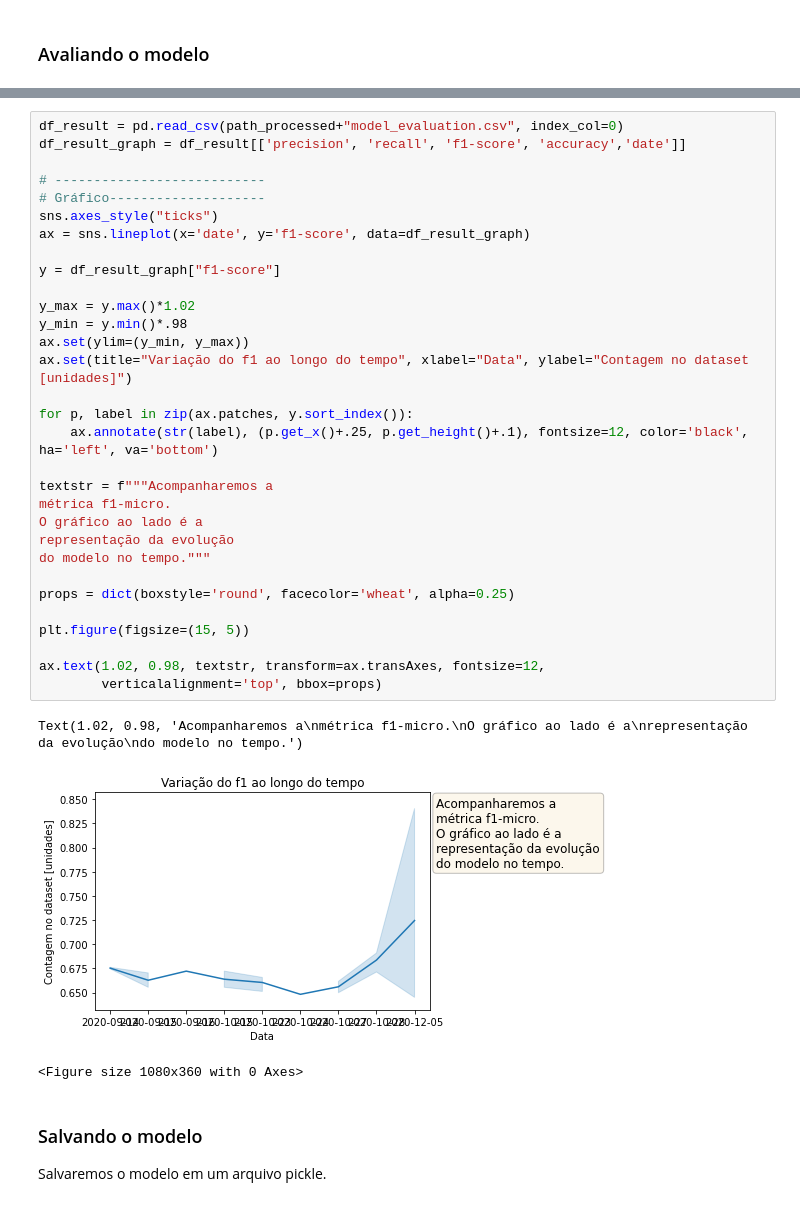
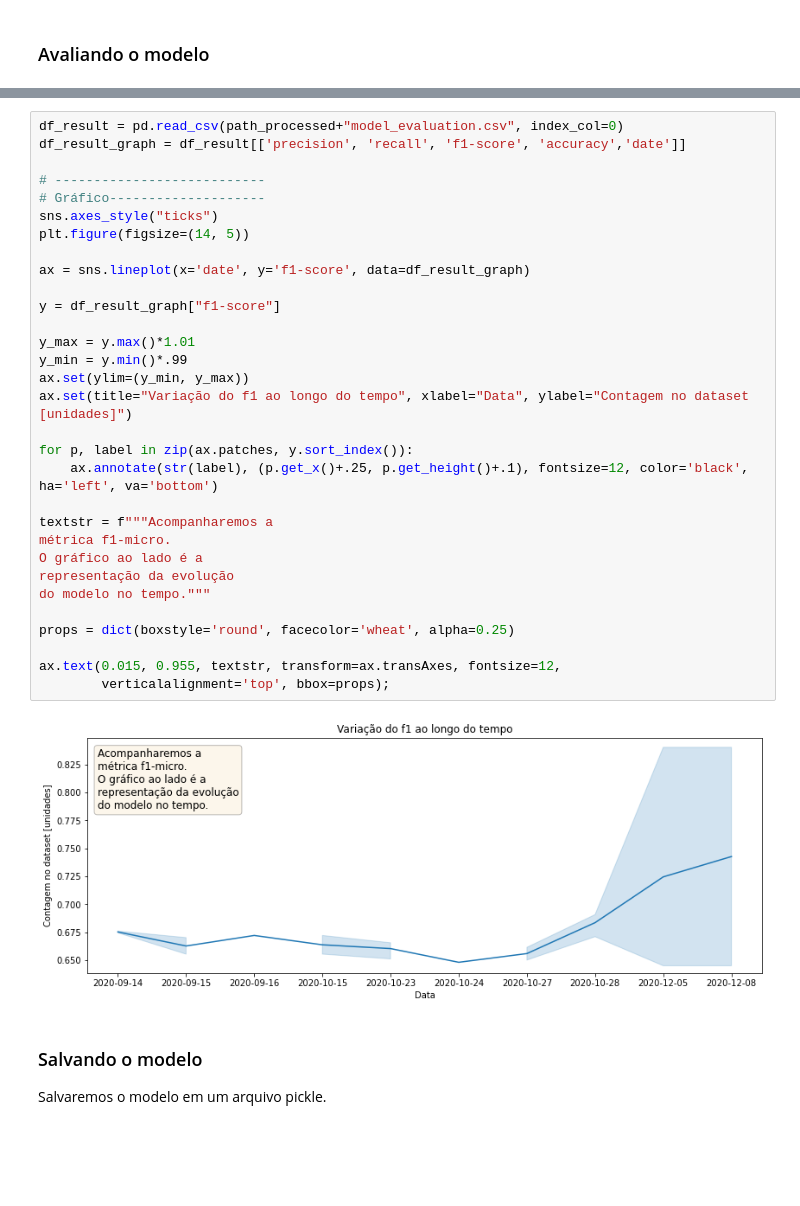
Before and after one commit to Carne-de-Pescoco/Modeling-Earthquake, a Jupyter notebook: notebooks/3_modeling_suto.ipynb, the cells around one changed output, grey strips where cells are left out. Drawn from its saved outputs; the diff is of its cells as text; blank space fills up the shorter version.

```diff
--- a/notebooks/3_modeling_suto.ipynb
+++ b/notebooks/3_modeling_suto.ipynb
@@ -335,38 +325,36 @@ O registro Int64Index([8876574150421031253], dtype='int64') foi salvo na base mo
 # %%
 df_result = pd.read_csv(path_processed+"model_evaluation.csv", index_col=0)
 df_result_graph = df_result[['precision', 'recall', 'f1-score', 'accuracy','date']]
 
 # ---------------------------
 # Gráfico--------------------
 sns.axes_style("ticks")
+plt.figure(figsize=(14, 5))
+
 ax = sns.lineplot(x='date', y='f1-score', data=df_result_graph)
 
 y = df_result_graph["f1-score"]
 
-y_max = y.max()*1.02
-y_min = y.min()*.98
+y_max = y.max()*1.01
+y_min = y.min()*.99
 ax.set(ylim=(y_min, y_max))
 ax.set(title="Variação do f1 ao longo do tempo", xlabel="Data", ylabel="Contagem no dataset [unidades]")
 
 for p, label in zip(ax.patches, y.sort_index()):
     ax.annotate(str(label), (p.get_x()+.25, p.get_height()+.1), fontsize=12, color='black', ha='left', va='bottom')
 
 textstr = f"""Acompanharemos a
 métrica f1-micro.
 O gráfico ao lado é a
 representação da evolução
 do modelo no tempo."""
 
 props = dict(boxstyle='round', facecolor='wheat', alpha=0.25)
 
-plt.figure(figsize=(15, 5))
-
-ax.text(1.02, 0.98, textstr, transform=ax.transAxes, fontsize=12,
-        verticalalignment='top', bbox=props)
+ax.text(0.015, 0.955, textstr, transform=ax.transAxes, fontsize=12,
+        verticalalignment='top', bbox=props);
 # %% [output]
-Text(1.02, 0.98, 'Acompanharemos a\nmétrica f1-micro.\nO gráfico ao lado é a\nrepresentação da evolução\ndo modelo no tempo.')
-[figure, old version]
+[figure, new version]
-<Figure size 1080x360 with 0 Axes>
 # %% [markdown]
 ### Salvando o modelo
 
```
Also changed, not shown: parts of 12 cells of this notebook, 1 other file.
